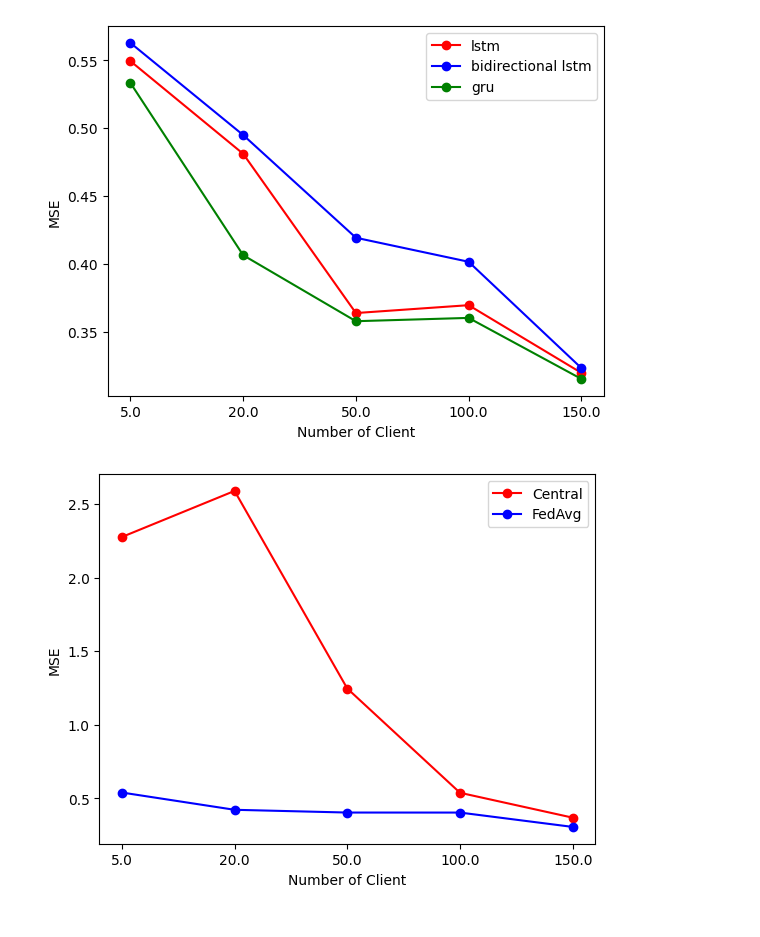
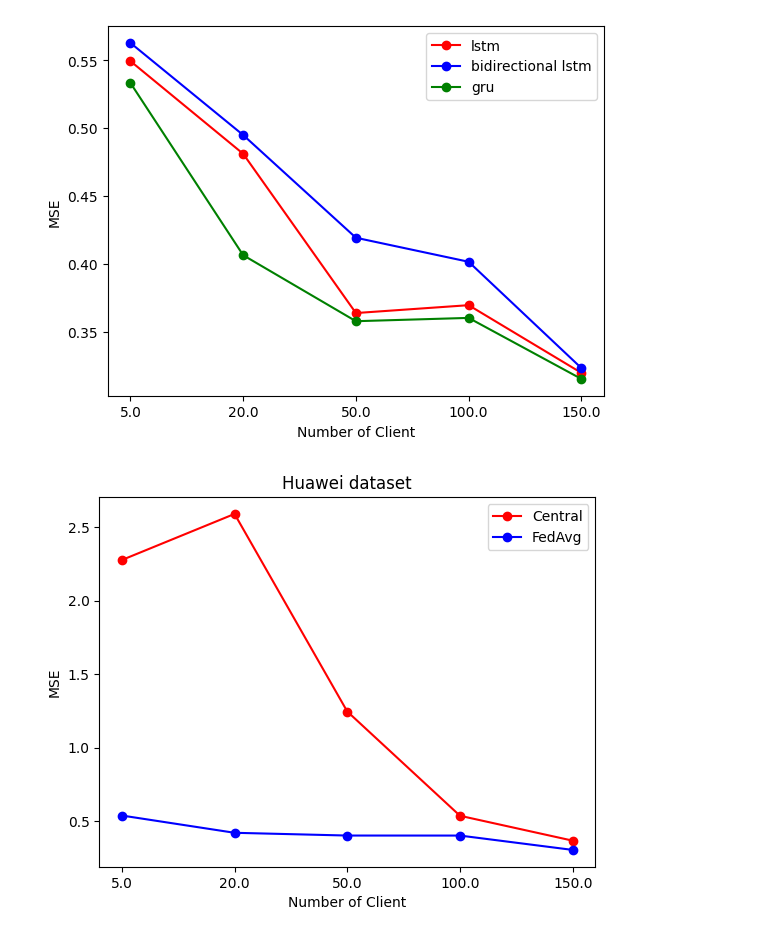
Before and after one commit to mducbg2000/fl-qoe, a Jupyter notebook: chart.ipynb, the cells around one changed output. Drawn from its saved outputs; the diff is of its cells as text; code cells hidden in the pictures.

```diff
--- a/chart.ipynb
+++ b/chart.ipynb
@@ -26,14 +26,14 @@ x = data['num_clients']
 # %%
 plt.plot(data['central'], 'o-r', label='Central')
 plt.plot(data['FedAvg'], 'o-b', label='FedAvg')
-
 xi = list(range(len(x)))
 plt.xticks(xi, x)
 
 plt.xlabel('Number of Client')
 plt.ylabel('MSE')
 
+plt.title("Huawei dataset")
 plt.legend()
 plt.show()
 # %% [output]
-[figure, old version]
+[figure, new version]
```
Also changed, not shown: 2 other files.
